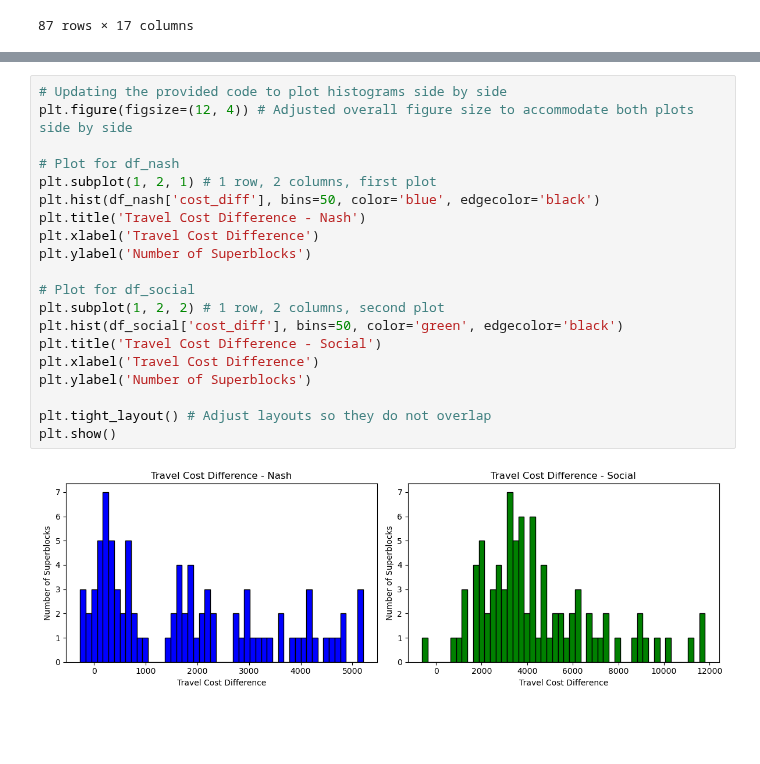
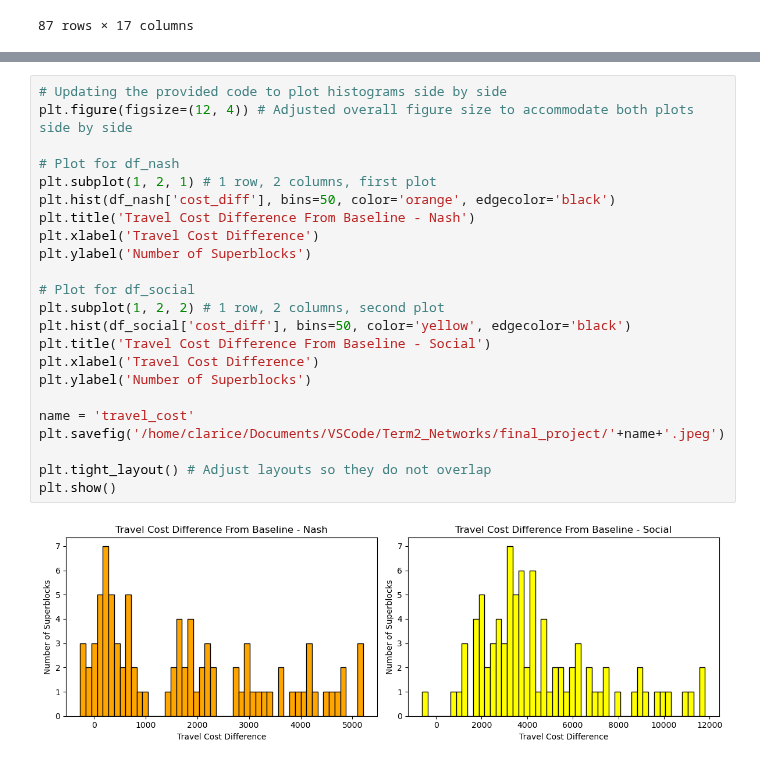
Before and after one commit to claricemottet/Barcelona_Superblock_Placement_Optimization, a Jupyter notebook: networks_bcn.ipynb, the cells around one changed output, grey strips where cells are left out. Saved outputs shown, nothing was run; the diff lists cells and outputs as text; blank space fills up the shorter version.

Commit message:
changing color palate

```diff
--- a/networks_bcn.ipynb
+++ b/networks_bcn.ipynb
@@ -829,25 +857,28 @@ df_blocks
 # %%
 # Updating the provided code to plot histograms side by side
 plt.figure(figsize=(12, 4)) # Adjusted overall figure size to accommodate both plots side by side
 
 # Plot for df_nash
 plt.subplot(1, 2, 1) # 1 row, 2 columns, first plot
-plt.hist(df_nash['cost_diff'], bins=50, color='blue', edgecolor='black')
-plt.title('Travel Cost Difference - Nash')
+plt.hist(df_nash['cost_diff'], bins=50, color='orange', edgecolor='black')
+plt.title('Travel Cost Difference From Baseline - Nash')
 plt.xlabel('Travel Cost Difference')
 plt.ylabel('Number of Superblocks')
 
 # Plot for df_social
 plt.subplot(1, 2, 2) # 1 row, 2 columns, second plot
-plt.hist(df_social['cost_diff'], bins=50, color='green', edgecolor='black')
-plt.title('Travel Cost Difference - Social')
+plt.hist(df_social['cost_diff'], bins=50, color='yellow', edgecolor='black')
+plt.title('Travel Cost Difference From Baseline - Social')
 plt.xlabel('Travel Cost Difference')
 plt.ylabel('Number of Superblocks')
 
+name = 'travel_cost'
+plt.savefig('/home/clarice/Documents/VSCode/Term2_Networks/final_project/'+name+'.jpeg')
+
 plt.tight_layout() # Adjust layouts so they do not overlap
 plt.show()
 # %% [output]
-[figure, old version]
+[figure, new version]
 # %%
 # Updating the provided code to plot histograms side by side
 plt.figure(figsize=(12, 4)) # Adjusted overall figure size to accommodate both plots side by side
```
Also changed, not shown: parts of 8 cells of this notebook.
